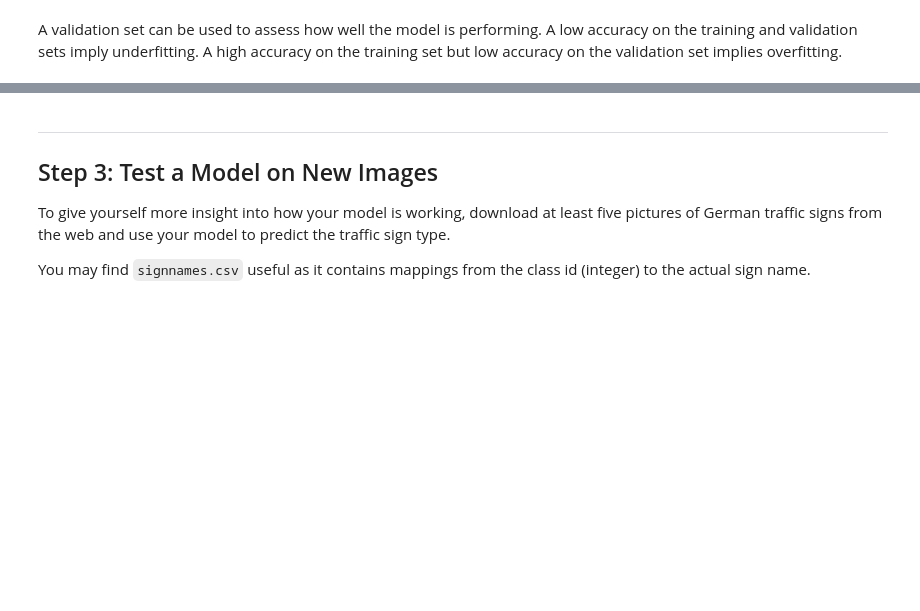
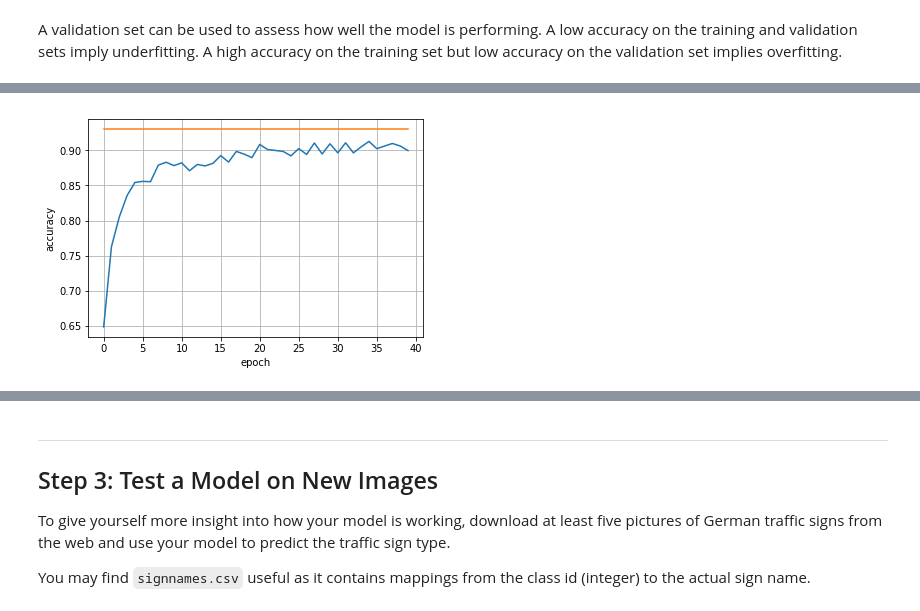
Before and after one commit to hkube/CarND-Traffic-Sign-Classifier-Project, a Jupyter notebook: Traffic_Sign_Classifier_1.ipynb, the cells around one changed output, grey strips where cells are left out. Saved outputs shown, nothing was run; the diff lists cells and outputs as text; code cells hidden in the pictures; blank space fills up the shorter version.

Commit message:
Update NN using the grayscal images

```diff
--- a/Traffic_Sign_Classifier_1.ipynb
+++ b/Traffic_Sign_Classifier_1.ipynb
@@ -73,21 +73,21 @@ Complete the basic data summary below. Use python, numpy and/or pandas methods t
 import numpy as np
 
 # TODO: Number of training examples
-n_train = len(X_train)
+n_train = len(X_train_rgb)
 
 # TODO: Number of validation examples
-n_validation = len(X_valid)
+n_validation = len(X_valid_rgb)
 
 # TODO: Number of testing examples.
-n_test = len(X_test)
+n_test = len(X_test_rgb)
 
 # TODO: What's the shape of an traffic sign image?
-image_shape = X_train[0].shape
+image_shape = X_train_rgb[0].shape
 
 # TODO: How many unique classes/labels there are in the dataset.
 n_classes = len(np.unique(y_test))
 
-print("X_train.shape:", X_train.shape)
+print("X_train.shape:", X_train_rgb.shape)
 print("Number of training examples =", n_train, "/", len(y_train))
 print("Number of validation examples =", n_validation, "/", len(y_valid))
 print("Number of testing examples =", n_test)
@@ -120,7 +120,7 @@ import matplotlib.pyplot as plt
 #grid = ImageGrid(imgPane, 111, nrows_ncols=(2), 2), axes_pad=0.1)
 f, axarr = plt.subplots(1, 8)
 for i in range(8):
-    axarr[i].imshow(X_train[i].squeeze())
+    axarr[i].imshow(X_train_rgb[i].squeeze())
 # %% [output]
 [figure]
 # %% [markdown]
@@ -289,12 +301,14 @@ sets imply underfitting. A high accuracy on the training set but low accuracy on
 ### Feel free to use as many code cells as needed.
 import sklearn.utils
 
+rate = 0.0003 #0.001
+EPOCHS = 40 #10
+BATCH_SIZE = 64 #128
+accuracy_train = np.zeros(EPOCHS)
+accuracy_valid = np.zeros(EPOCHS)
+accuracy_target= np.full(EPOCHS, 0.93)
 
-rate = 0.001
-EPOCHS = 11 #10
-BATCH_SIZE = 128
-
-x = tf.placeholder(tf.float32, (None, 32, 32, 3))
+x = tf.placeholder(tf.float32, (None, 32, 32, 1))
 y = tf.placeholder(tf.int32, (None))
 one_hot_y = tf.one_hot(y, 43)
 
@@ -324,7 +338,7 @@ with tf.Session() as sess:
     num_examples = len(X_train)
 
     print("Training...")
-    print()
+#    print()
     for i in range(EPOCHS):
         X_train, y_train = sklearn.utils.shuffle(X_train, y_train)
         for offset in range(0, num_examples, BATCH_SIZE):
@@ -333,9 +347,23 @@ with tf.Session() as sess:
             sess.run(training_operation, feed_dict={x: batch_x, y: batch_y})
 
         validation_accuracy = evaluate(X_valid, y_valid)
-        print("EPOCH [{}] ...".format(i+1))
-        print("Validation accuracy = {:.3f}".format(validation_accuracy))
-        print()
+#        accuracy_train[i] = validation_accuracy
+        accuracy_valid[i] = validation_accuracy
+        print("EPOCH [{}] ... Validation accuracy = {:.3f}".format(i+1, validation_accuracy))
+#        print("EPOCH [{}] ...".format(i+1))
+#        print("Validation accuracy = {:.3f}".format(validation_accuracy))
+#        print()
 
     saver.save(sess, './TrafSignClass')
     print("Model saved")
+
+    plt.plot(accuracy_valid)
+    plt.plot(accuracy_target)
+    plt.xlabel("epoch")
+    plt.ylabel("accuracy")
+    plt.grid(True)
+    plt.show()
+
+#    test_accuracy = evaluate(X_test, y_test)
+#    print("Test accuracy = {:.3f}".format(test_accuracy))
+# %% [output]
@@ -341,0 +387 @@ with tf.Session() as sess:
+[figure, added]
```
Also changed, not shown: parts of 4 cells of this notebook.
